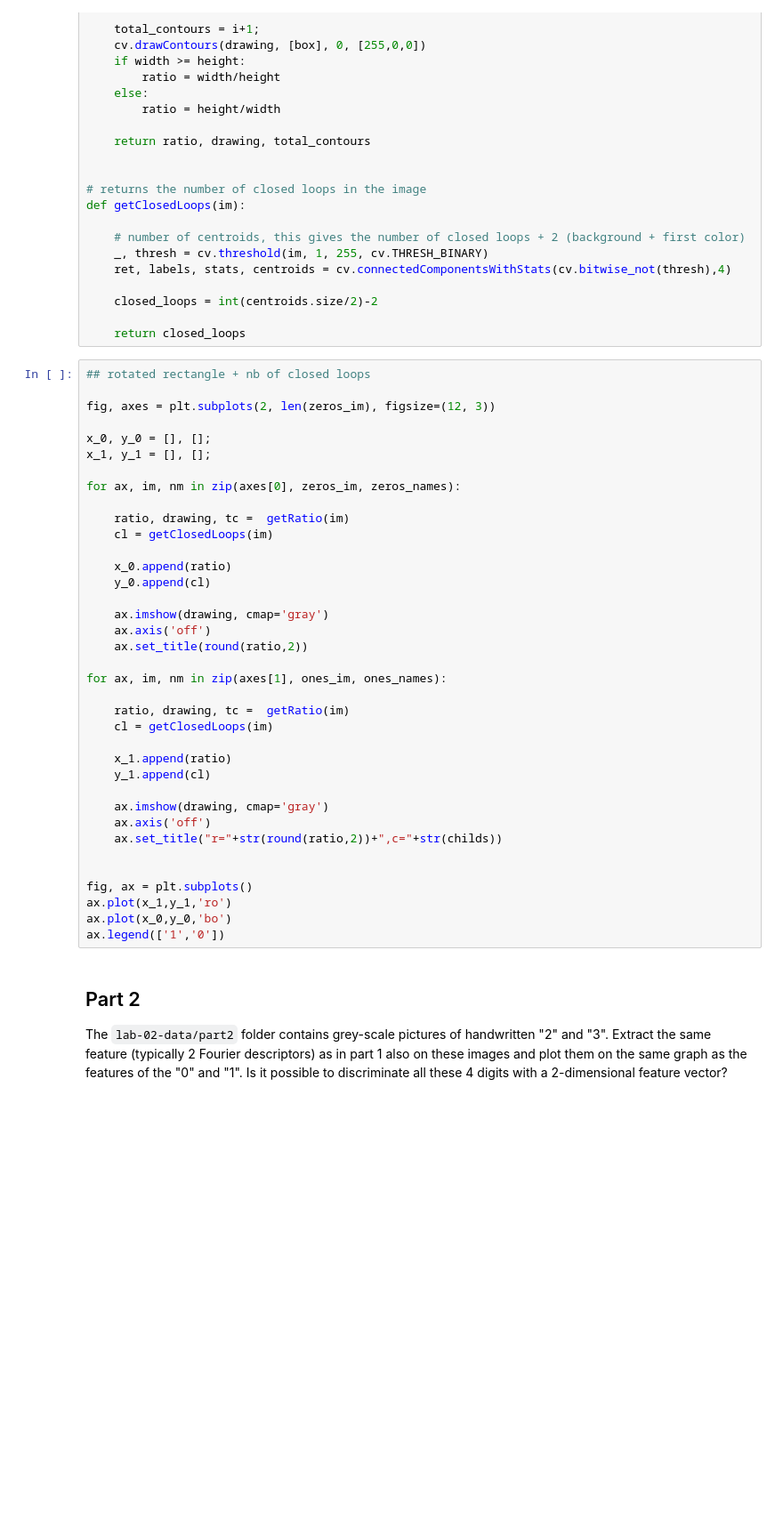
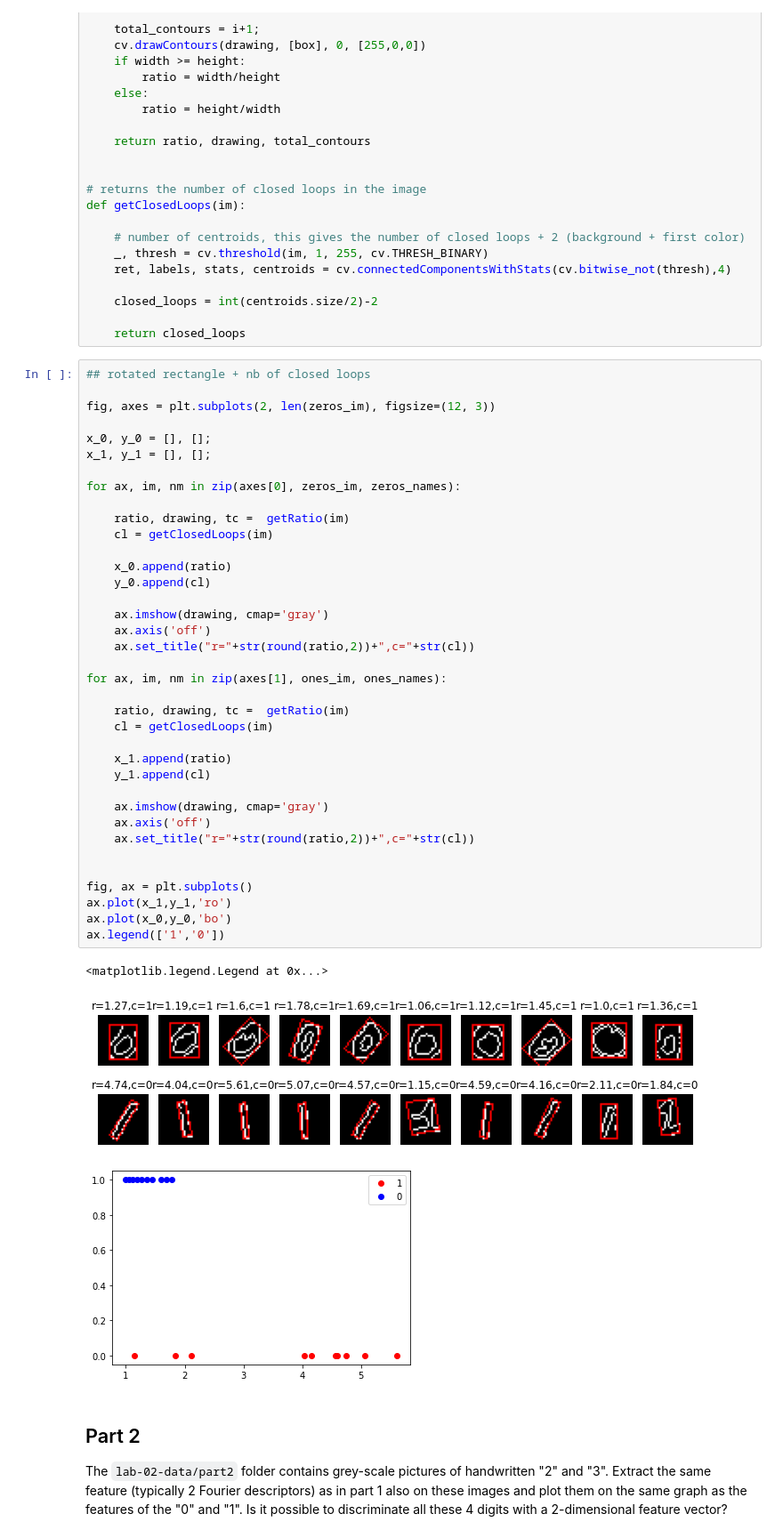
Before and after one commit to JambonSama/image_analysis_and_pattern_recognition_labs, a Jupyter notebook: labs/lab_02_object_description.ipynb, the cells around one changed output. Shown at 89% size. Cells and saved outputs as stored; diff of their text form; blank space fills up the shorter version.

```diff
--- a/labs/lab_02_object_description.ipynb
+++ b/labs/lab_02_object_description.ipynb
@@ -333,35 +404,39 @@ fig, axes = plt.subplots(2, len(zeros_im), figsize=(12, 3))
 x_0, y_0 = [], [];
 x_1, y_1 = [], [];
 
 for ax, im, nm in zip(axes[0], zeros_im, zeros_names):
 
     ratio, drawing, tc =  getRatio(im)
     cl = getClosedLoops(im)
 
     x_0.append(ratio)
     y_0.append(cl)
 
     ax.imshow(drawing, cmap='gray')
     ax.axis('off')
-    ax.set_title(round(ratio,2))
+    ax.set_title("r="+str(round(ratio,2))+",c="+str(cl))
 
 for ax, im, nm in zip(axes[1], ones_im, ones_names):
 
     ratio, drawing, tc =  getRatio(im)
     cl = getClosedLoops(im)
 
     x_1.append(ratio)
     y_1.append(cl)
 
     ax.imshow(drawing, cmap='gray')
     ax.axis('off')
-    ax.set_title("r="+str(round(ratio,2))+",c="+str(childs))
+    ax.set_title("r="+str(round(ratio,2))+",c="+str(cl))
 
 
 fig, ax = plt.subplots()
 ax.plot(x_1,y_1,'ro')
 ax.plot(x_0,y_0,'bo')
 ax.legend(['1','0'])
+# %% [output]
+<matplotlib.legend.Legend at 0x...>
+[figure, added]
+[figure, added]
 # %% [markdown]
 ## Part 2
 The `lab-02-data/part2` folder contains grey-scale pictures of handwritten "2" and "3".
```
Also changed, not shown: parts of 8 cells of this notebook.
